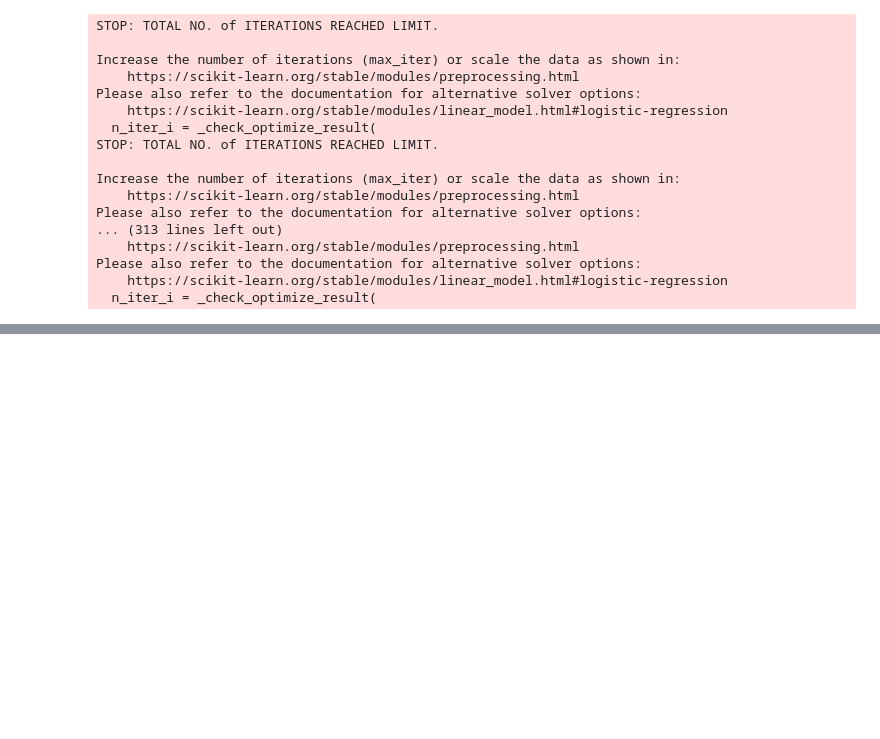
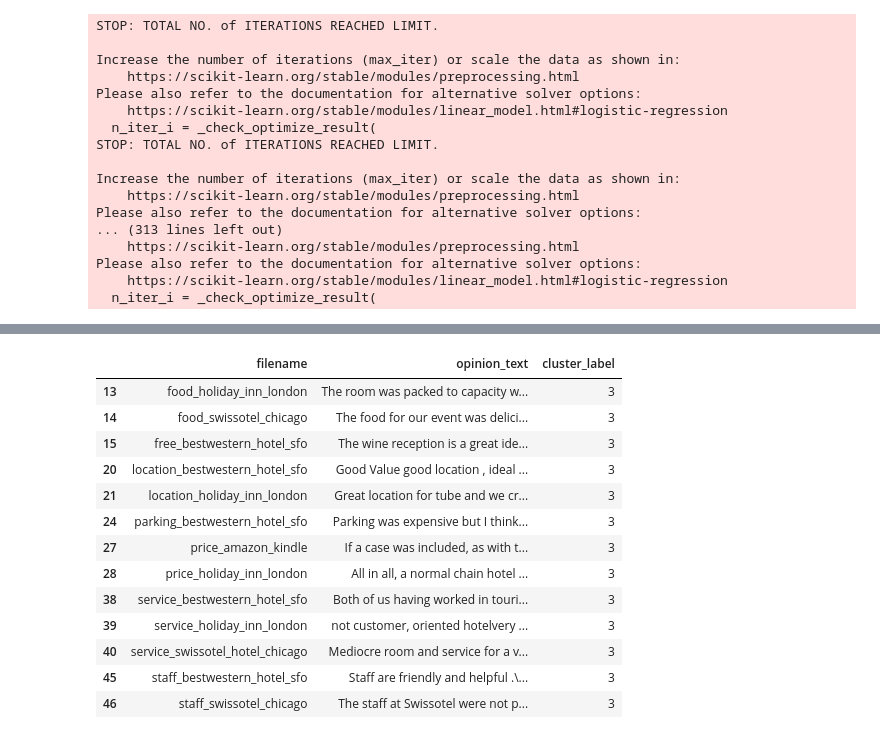
Before and after one commit to bnv20/kdt3, a Jupyter notebook: text분석1_guide.ipynb, the cells around one changed output, grey strips where cells are left out. Drawn from its saved outputs; the diff is of its cells as text; code cells hidden in the pictures; blank space fills up the shorter version.

```diff
--- a/text분석1_guide.ipynb
+++ b/text분석1_guide.ipynb
@@ -378,0 +609,17 @@ Please also refer to the documentation for alternative solver options:
+# %%
+document_df[document_df['cluster_label']==3].sort_values(by='filename')
+# %% [output]
+|  | filename | opinion_text | cluster_label |
+| 13 | food_holiday_inn_london | The room was packed to capacity w... | 3 |
+| 14 | food_swissotel_chicago | The food for our event was delici... | 3 |
+| 15 | free_bestwestern_hotel_sfo | The wine reception is a great ide... | 3 |
+| 20 | location_bestwestern_hotel_sfo | Good Value good location , ideal ... | 3 |
+| 21 | location_holiday_inn_london | Great location for tube and we cr... | 3 |
+| 24 | parking_bestwestern_hotel_sfo | Parking was expensive but I think... | 3 |
+| 27 | price_amazon_kindle | If a case was included, as with t... | 3 |
+| 28 | price_holiday_inn_london | All in all, a normal chain hotel ... | 3 |
+| 38 | service_bestwestern_hotel_sfo | Both of us having worked in touri... | 3 |
+| 39 | service_holiday_inn_london | not customer, oriented hotelvery ... | 3 |
+| 40 | service_swissotel_hotel_chicago | Mediocre room and service for a v... | 3 |
+| 45 | staff_bestwestern_hotel_sfo | Staff are friendly and helpful .\... | 3 |
+| 46 | staff_swissotel_chicago | The staff at Swissotel were not p... | 3 |
```
Also changed, not shown: parts of 28 cells of this notebook.
